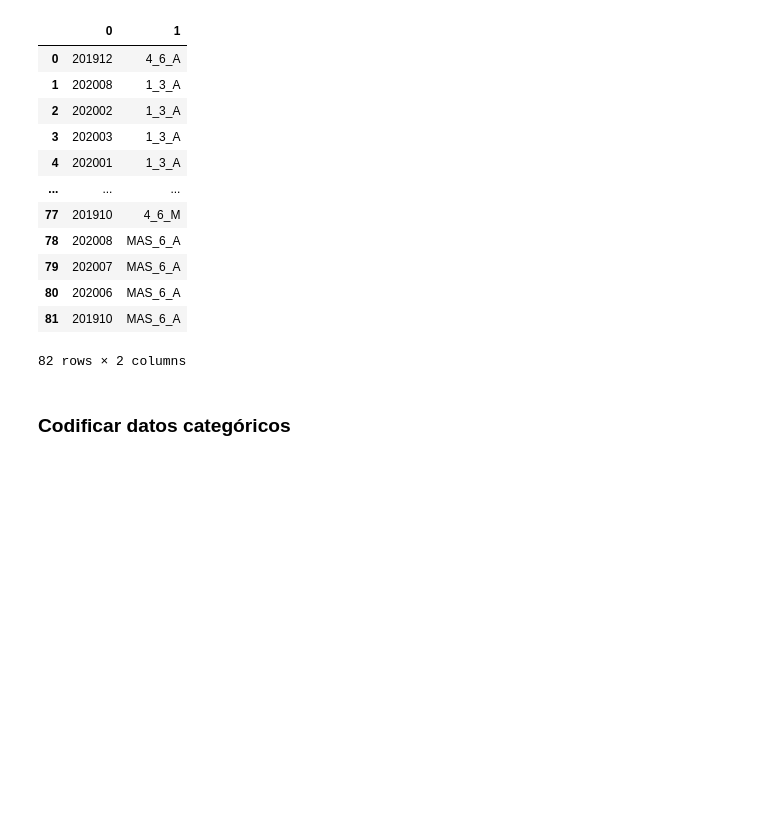
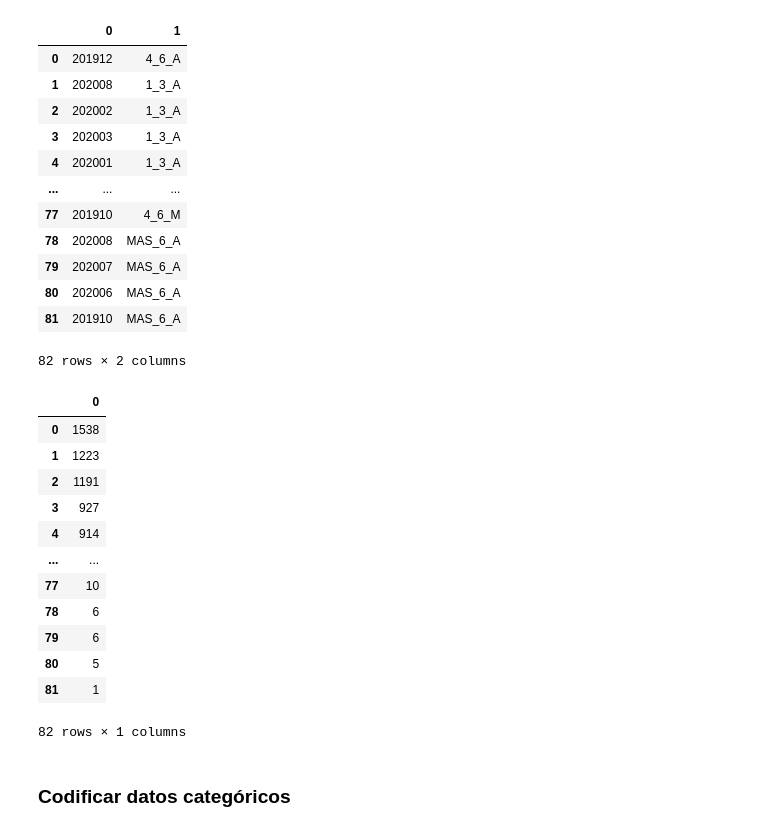
Before and after one commit to ClauCll/Curso_ML_A_Z, a Jupyter notebook: Regresión/Regresion_Bajas_Antiguedad.ipynb, the cells around one changed output. Saved outputs shown, nothing was run; the diff lists cells and outputs as text; code cells hidden in the pictures; blank space fills up the shorter version.

```diff
--- a/Regresión/Regresion_Bajas_Antiguedad.ipynb
+++ b/Regresión/Regresion_Bajas_Antiguedad.ipynb
@@ -39,6 +39,22 @@ pd.DataFrame(x)
 | 80 | 202006 | MAS_6_A |
 | 81 | 201910 | MAS_6_A |
 82 rows × 2 columns
+# %%
+pd.DataFrame(y)
+# %% [output]
+|  | 0 |
+| 0 | 1538 |
+| 1 | 1223 |
+| 2 | 1191 |
+| 3 | 927 |
+| 4 | 914 |
+| ... | ... |
+| 77 | 10 |
+| 78 | 6 |
+| 79 | 6 |
+| 80 | 5 |
+| 81 | 1 |
+82 rows × 1 columns
 # %% [markdown]
 ### Codificar datos categóricos
 # %%
```
